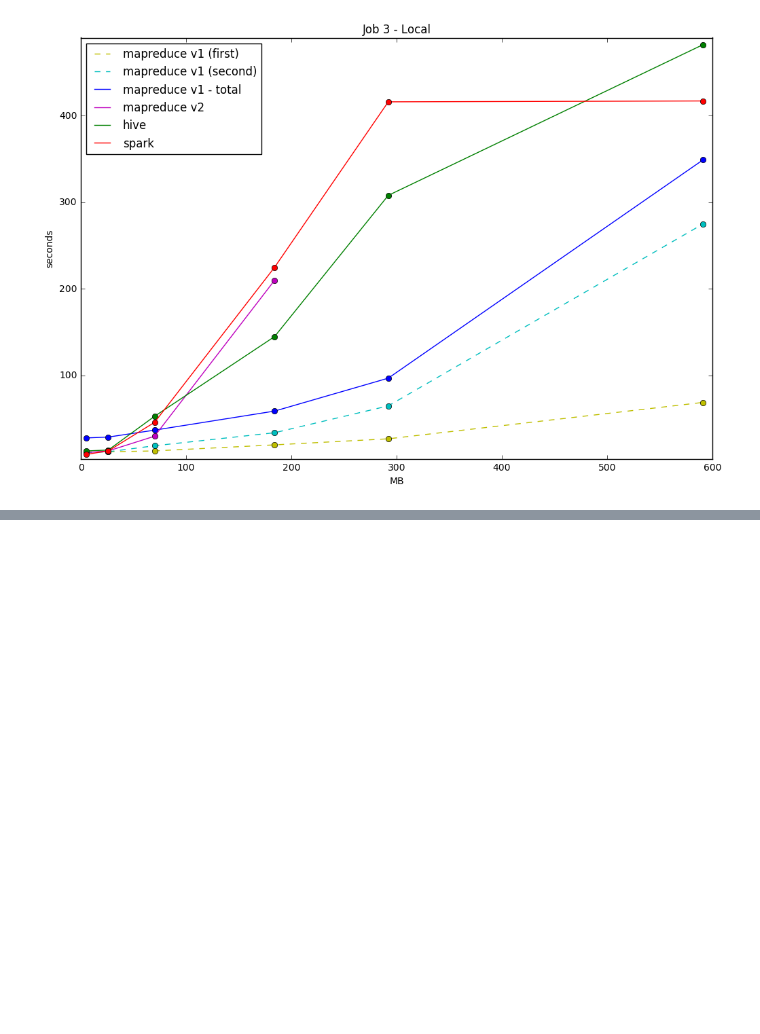
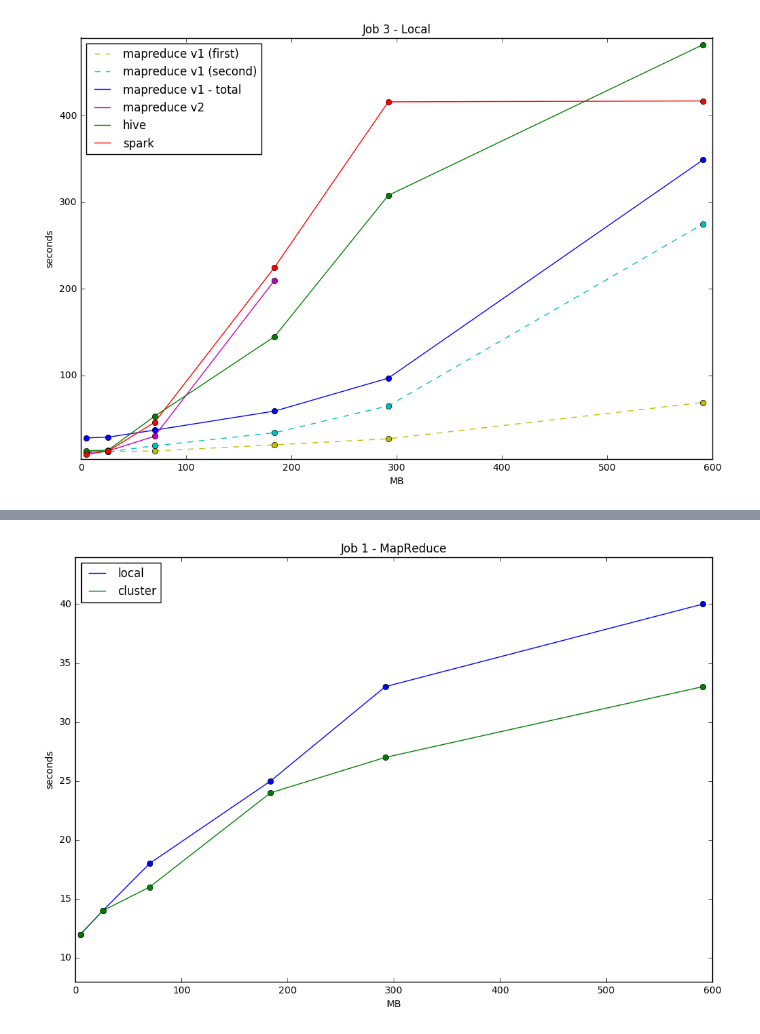
Before and after one commit to BigData-MielPops/Project1, a Jupyter notebook: plots.ipynb, the cells around one changed output, grey strips where cells are left out. Cells and saved outputs as stored; diff of their text form; code cells hidden in the pictures; blank space fills up the shorter version.

```diff
--- a/plots.ipynb
+++ b/plots.ipynb
@@ -46,0 +105,6 @@ plot_project_data([5, 26, 70, 184, 292, 591],
+# %%
+plot_project_data(data_x, [data_mr1L, data_mr1C],
+                  0, max_x, title='Job 1 - MapReduce',
+                  labels = ['local', 'cluster'])
+# %% [output]
+[figure, added]
```
Also changed, not shown: parts of 15 cells of this notebook, 1 other file.
